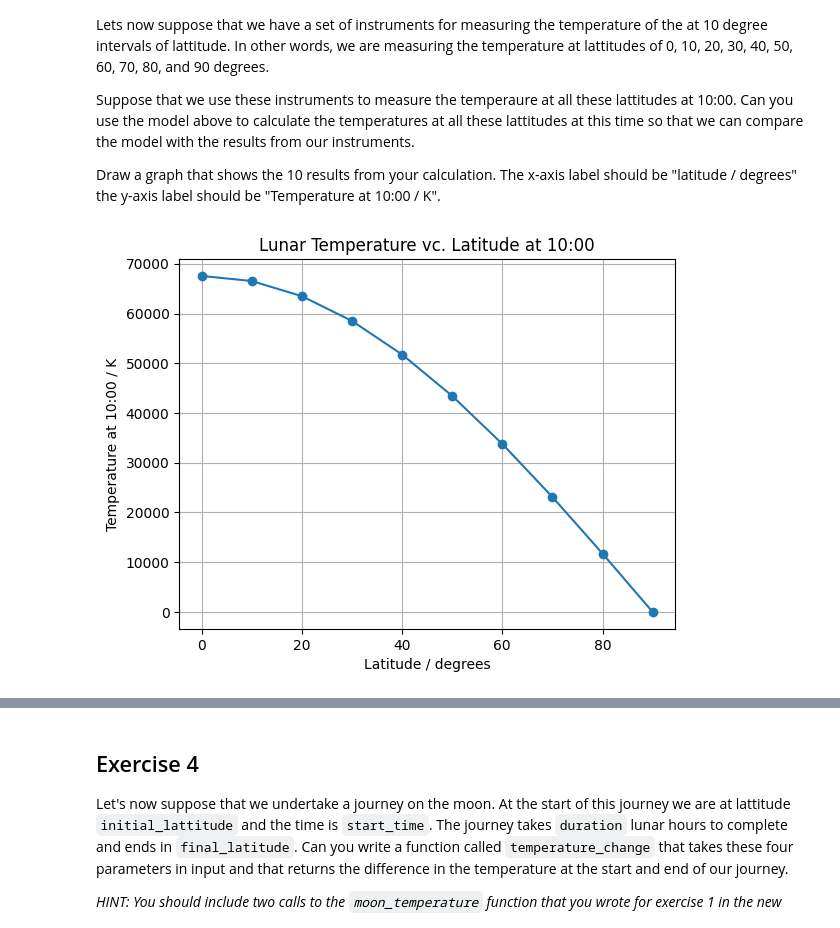
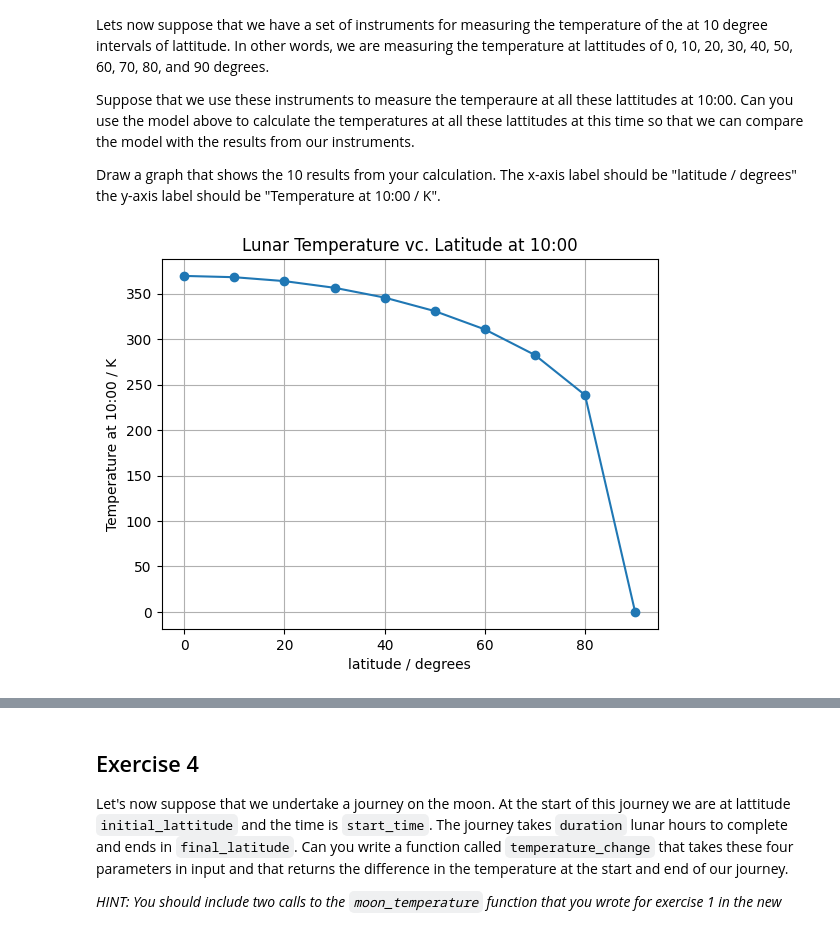
Before and after one commit to anaismccusker/Basic-programming, a Jupyter notebook: POP_SUMMER_SCHOOL/Final-plotting-exercise/moon-journeys.ipynb, the cells around one changed output, grey strips where cells are left out. Cells and saved outputs as stored; diff of their text form; code cells hidden in the pictures.

```diff
--- a/POP_SUMMER_SCHOOL/Final-plotting-exercise/moon-journeys.ipynb
+++ b/POP_SUMMER_SCHOOL/Final-plotting-exercise/moon-journeys.ipynb
@@ -108,25 +108,23 @@ You should then be able to plot a graph that has the temperatures on the y-axis
 import numpy as np
 import matplotlib.pyplot as plt
 
-t = time
 def moon_temperature( t, lambda_ ) :
   sigma = 5.67e-8
   alpha = 0.12
   epsilon = 0.98
   S0_over_d2 = 1361
-
-time_angle = np.deg2rad(15 * (t-12))
-temperature = ( (1-alpha) * S0_over_d2 * np.cos(np.deg2rad(lambda_)) * np.cos(time_angle)) / (epsilon * sigma) ** 0.25
+  time_angle = np.deg2rad(15 * (t-12))
+  temperature = (((1-alpha) * S0_over_d2 * np.cos(np.deg2rad(lambda_)) * np.cos(time_angle)) / (epsilon * sigma) )** 0.25
+  return temperature
 
 times = np.arange(7, 18)
 latitude = 30
-temperatures = [moon_temperature(t, latitude) for t in times]
+temperatures = np.array ([moon_temperature(t, latitude) for t in times])
 
 plt.plot(times, temperatures)
-plt.xlabel("Time of day")
-plt.ylabel("Temperature at lattitude of 30 degrees / K.")
-plt.title("Temperature at lattitude of 30 degrees")
-plt.title( "Temperature Variation on the moon")
+plt.xlabel('time of day')
+plt.ylabel('Temperature at lattitude of 30 degrees / K.')
+plt.title('Temperature vs. Time of Day')
 plt.grid(True)
 
 
@@ -159,24 +161,24 @@ Draw a graph that shows the 10 results from your calculation.  The x-axis label
 # %%
 # Your code goes here
 import numpy as np
 import matplotlib.pyplot as plt
 
 lattitudes = np.arange(0, 91, 10)
 time = 10
 temperatures = [moon_temperature(time, lat) for lat in lattitudes]
 
 plt.plot(lattitudes, temperatures, marker='o')
-plt.xlabel("Latitude / degrees")
+plt.xlabel("latitude / degrees")
 plt.ylabel("Temperature at 10:00 / K")
 plt.title("Lunar Temperature vc. Latitude at 10:00")
 plt.grid(True)
 
 
 
 # This code is required for the autofeedback- don't delete it!
 fighand = plt.gca()
 # %% [output]
-[figure, old version]
+[figure, new version]
 # %%
 runtest(["test_ex3"])
 # %% [output]
```
Also changed, not shown: parts of 10 cells of this notebook.
